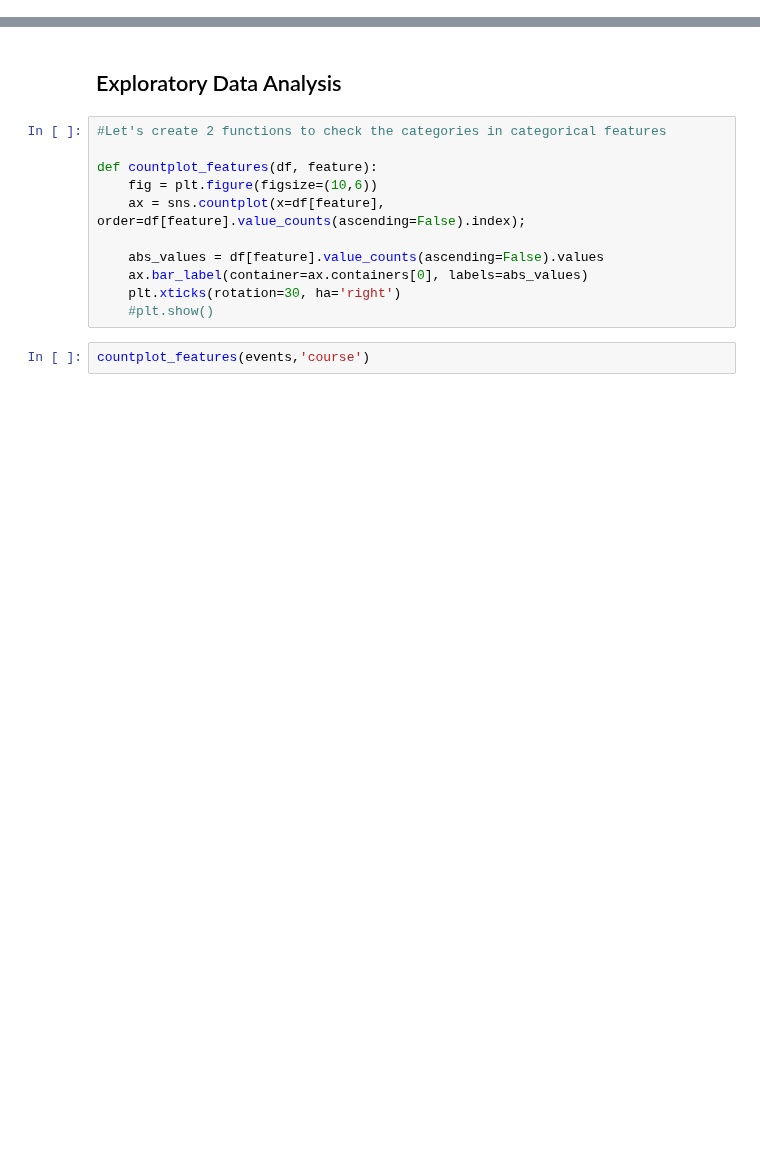
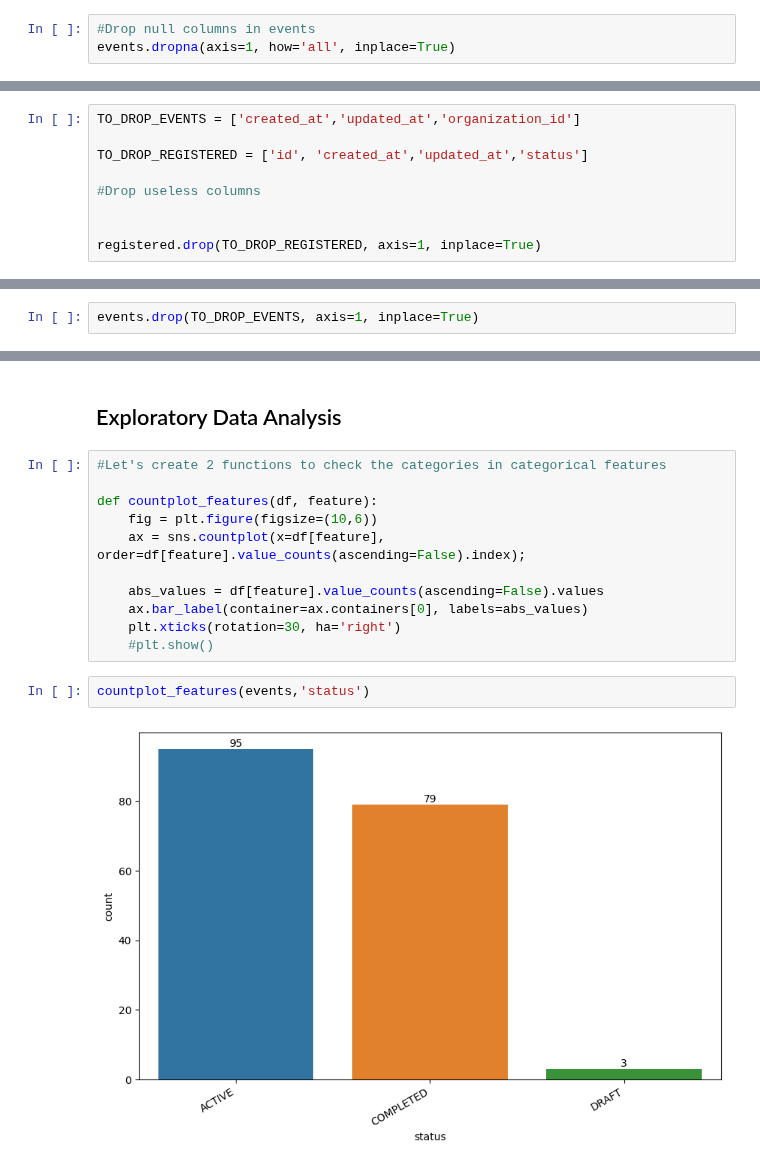
Before and after one commit to breatheco-de/dataflow-project-events, a Jupyter notebook: notebooks/exploratory_notebook.ipynb, the cells around one changed output, grey strips where cells are left out. Cells and saved outputs as stored; diff of their text form; blank space fills up the shorter version.

```diff
--- a/notebooks/exploratory_notebook.ipynb
+++ b/notebooks/exploratory_notebook.ipynb
@@ -58,0 +75,3 @@ memory usage: 40.6+ KB
+# %%
+#Drop null columns in events
+events.dropna(axis=1, how='all', inplace=True)
@@ -58,0 +88,9 @@ memory usage: 40.6+ KB
+# %%
+TO_DROP_EVENTS = ['created_at','updated_at','organization_id']
+
+TO_DROP_REGISTERED = ['id', 'created_at','updated_at','status']
+
+#Drop useless columns
+
+
+registered.drop(TO_DROP_REGISTERED, axis=1, inplace=True)
@@ -58,0 +101,2 @@ memory usage: 40.6+ KB
+# %%
+events.drop(TO_DROP_EVENTS, axis=1, inplace=True)
@@ -69,5 +136,7 @@ def countplot_features(df, feature):
     ax.bar_label(container=ax.containers[0], labels=abs_values)
     plt.xticks(rotation=30, ha='right')
     #plt.show()
-# %%
-countplot_features(events,'course')
+# %%
+countplot_features(events,'status')
+# %% [output]
+[figure, added]
```
Also changed, not shown: parts of 22 cells of this notebook.
